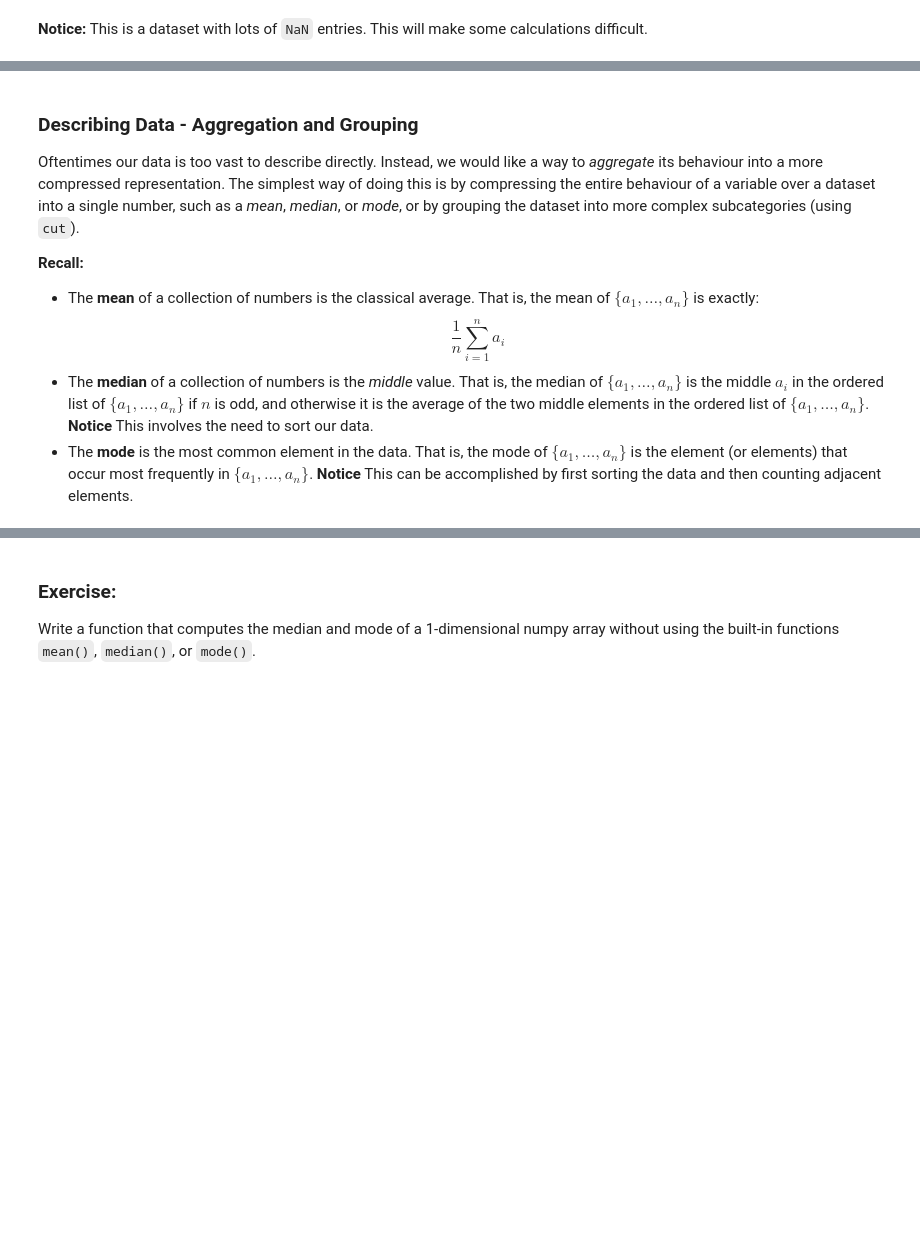
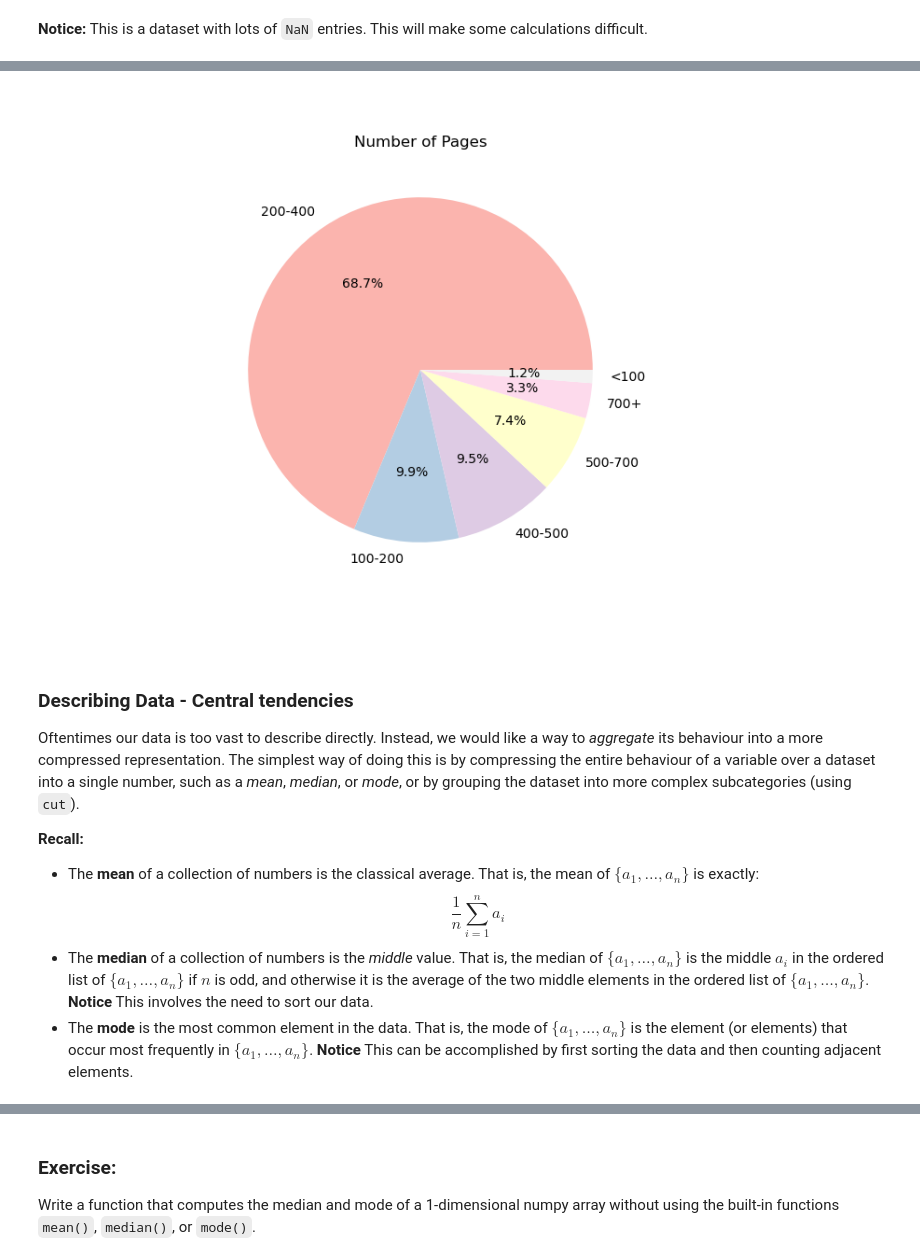
Before and after one commit to bourdin/MATH1MP3_W2026, a Jupyter notebook: Notebooks/C01/11-Pandas-2.ipynb, the cells around one changed output, grey strips where cells are left out. Cells and saved outputs as stored; diff of their text form; code cells hidden in the pictures; blank space fills up the shorter version.

```diff
--- a/Notebooks/C01/11-Pandas-2.ipynb
+++ b/Notebooks/C01/11-Pandas-2.ipynb
@@ -98,5 +137,20 @@ plt.show()
+# %%
+# Let's make some collections of page numbers
+pages_bins = [0,100,200,400,500,700,1200]
+labels = ['<100', '100-200', '200-400','400-500','500-700', '700+']
+df['page groups'] = pd.cut(df['Number of Pages'], bins=pages_bins, labels=labels)
+page_groups = df['page groups'].value_counts()
+# %%
+plt.figure(figsize=(8, 6))
+# autopct labels with percentages
+page_groups.plot.pie(autopct='%1.1f%%', cmap='Pastel1')
+plt.title('Number of Pages')
+plt.ylabel('')
+plt.show()
+# %% [output]
+[figure, added]
 # %% [markdown]
-### Describing Data - Aggregation and Grouping
+### Describing Data - Central tendencies
 
 Oftentimes our data is too vast to describe directly. Instead, we would like a way to *aggregate* its behaviour into a more compressed representation. The simplest way of doing this is by compressing the entire behaviour of a variable over a dataset into a single number, such as a *mean*, *median*, or *mode*, or by grouping the dataset into more complex subcategories (using `cut`).
 
```
Also changed, not shown: parts of 23 cells of this notebook, 2 other files.
